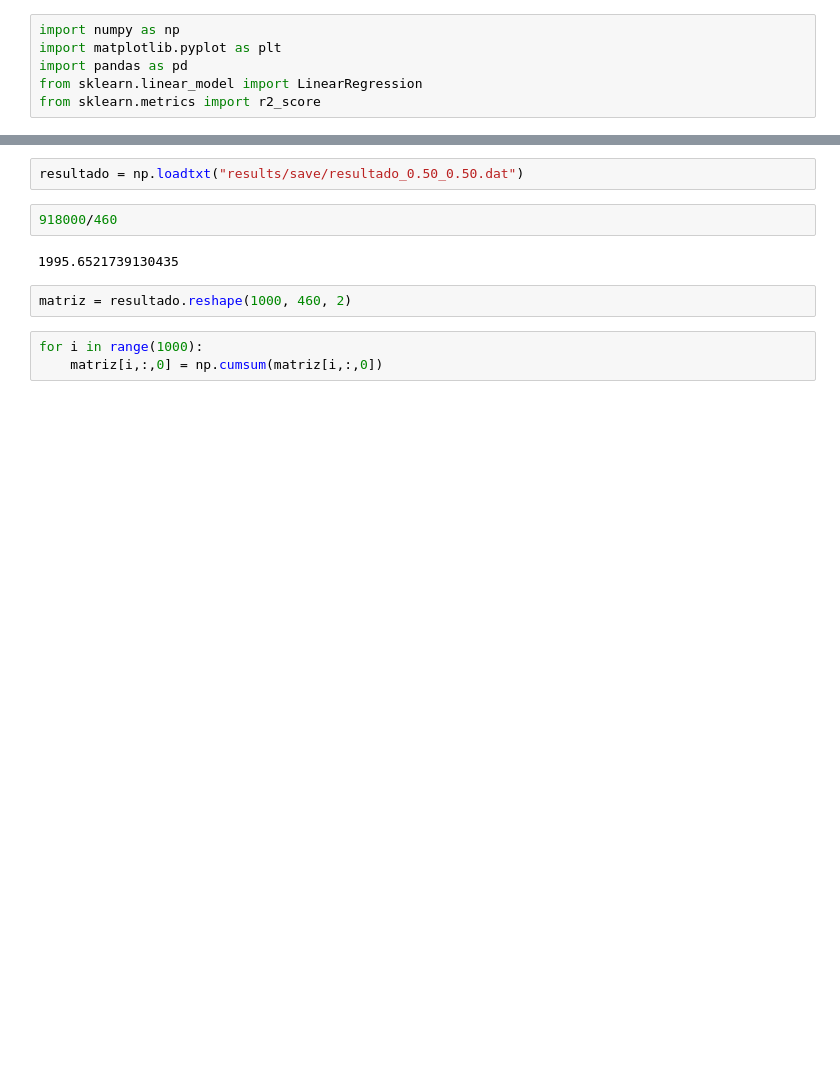
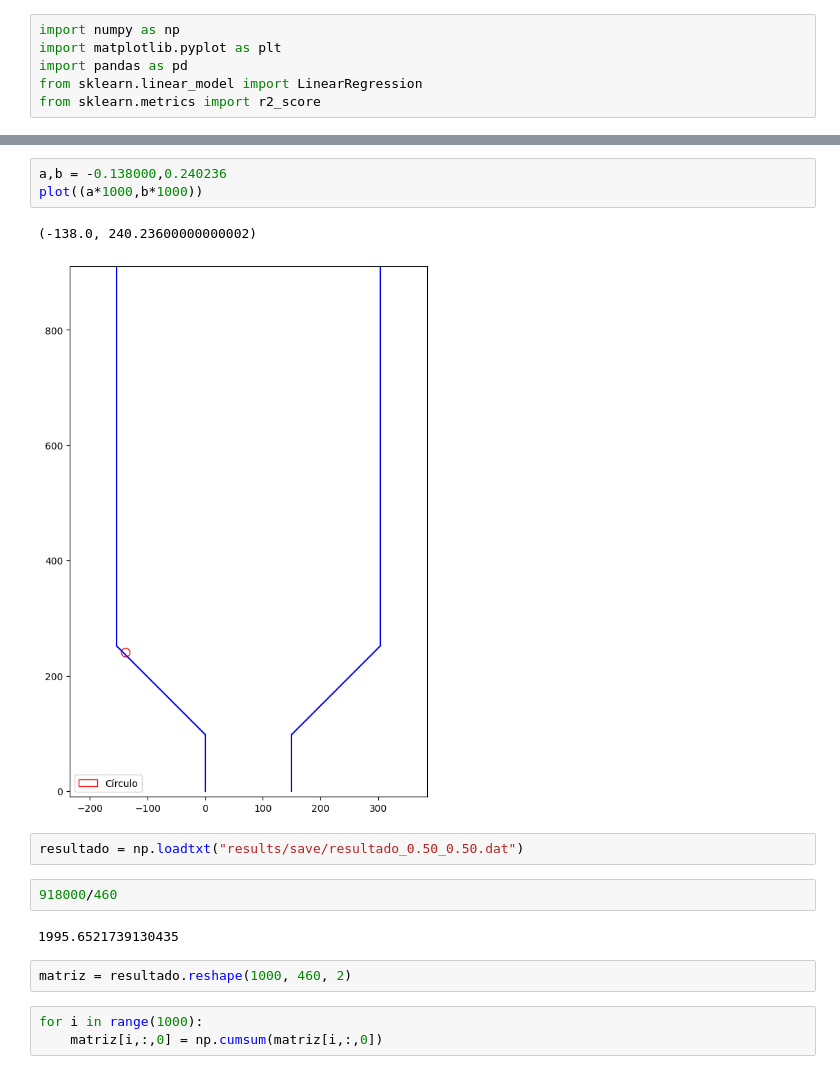
Before and after one commit to intcarlosmiguel/Granular, a Jupyter notebook: main.ipynb, the cells around one changed output, grey strips where cells are left out. Saved outputs shown, nothing was run; the diff lists cells and outputs as text; blank space fills up the shorter version.

```diff
--- a/main.ipynb
+++ b/main.ipynb
@@ -43,6 +42,12 @@ def plot(centro_do_circulo):
     # Mostrar a visualização
     plt.gca().set_aspect('equal', adjustable='box')  # Assegurar proporção de aspecto igual
     plt.show()
+# %%
+a,b = -0.138000,0.240236
+plot((a*1000,b*1000))
+# %% [output]
+(-138.0, 240.23600000000002)
+[figure, added]
 # %%
 resultado = np.loadtxt("results/save/resultado_0.50_0.50.dat")
 # %%
```
Also changed, not shown: parts of 1 cell of this notebook, 9 other files.
